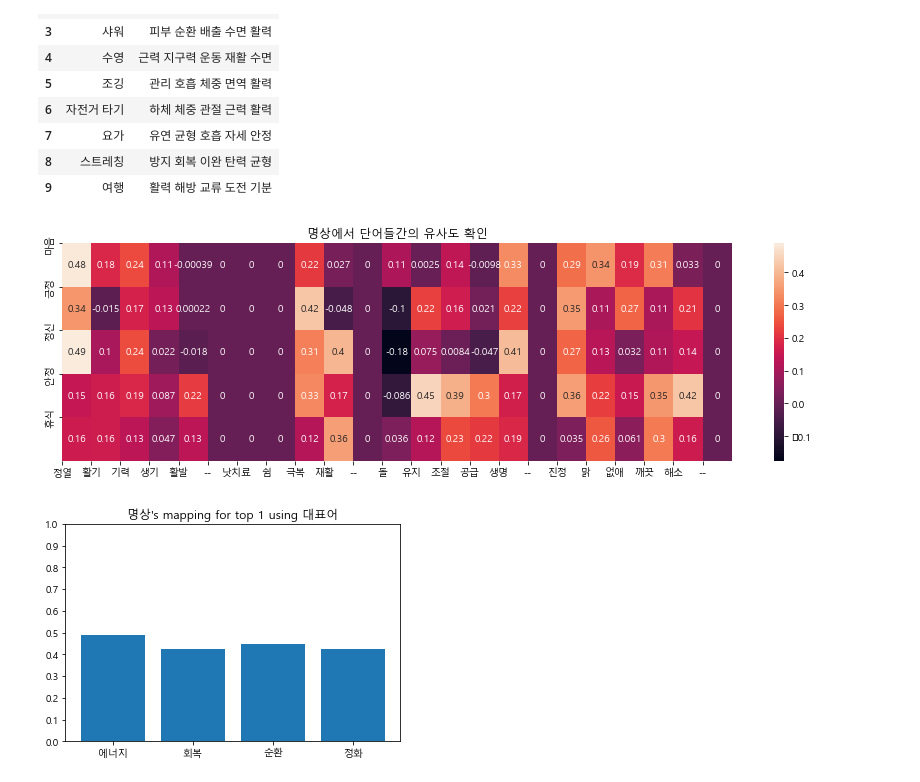
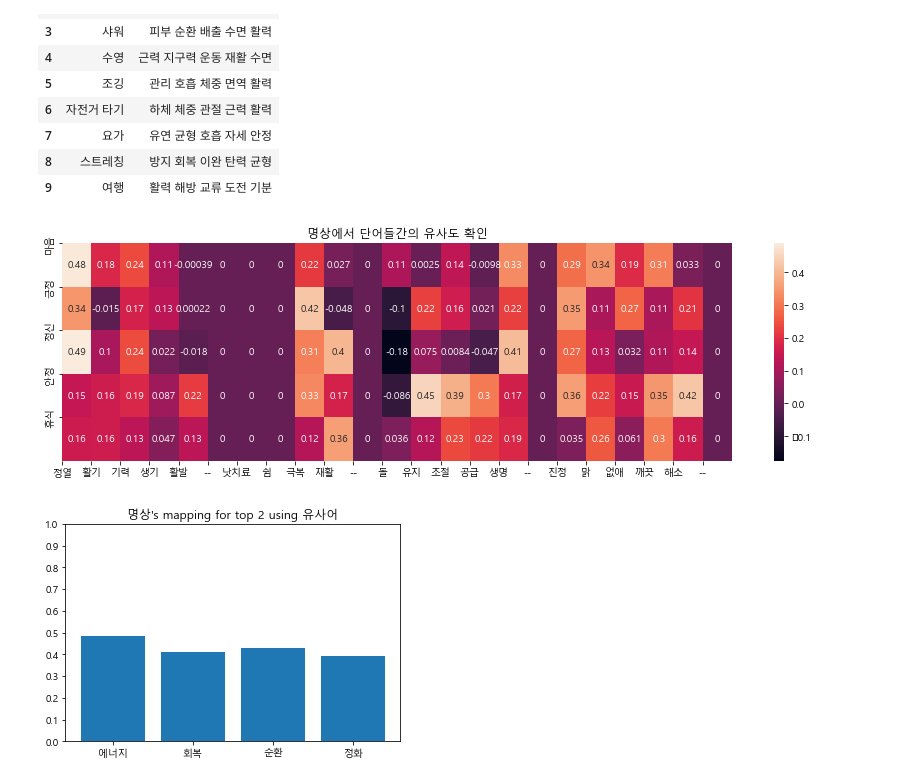
Before and after one commit to sigongjoa/emotion_thearpy, a Jupyter notebook: notebooks/check_action_data.ipynb, the cells around one changed output. Saved outputs shown, nothing was run; the diff lists cells and outputs as text; code cells hidden in the pictures.

```diff
--- a/notebooks/check_action_data.ipynb
+++ b/notebooks/check_action_data.ipynb
@@ -134,7 +134,7 @@ class check_data():
 
             plt.figure()
             plt.bar(np.arange(len(result)),result)
-            plt.title(f'{word}\'s mapping for top {top} using 대표어')
+            plt.title(f'{word}\'s mapping for top {top} using 유사어')
             plt.xticks(np.arange(len(effs_dims_name)), effs_dims_name)
             plt.yticks(np.arange(0,1.1,0.1))
             plt.show()
@@ -195,15 +195,15 @@ data
 | 8 | 스트레칭 | 방지 회복 이완 탄력 균형 |
 | 9 | 여행 | 활력 해방 교류 도전 기분 |
 # %%
-# 수치화의 정확하게 되었느지 확인하기 위해 heatmap으로 각 단어와 차원 유사어들 사이의 wiki 유사도로 확인
+# 수치화의 정확하게 되었느지 확인하기 위해 heatmap으로 각 행동 단어와 차원 유사어들 사이의 유사도로 확인(wiki)
 # 위 heatmap을 바탕으로 수치화 테스트
 
 XYZ = check_data(data)
 for i in data.index[0:1]:
     XYZ.get_heatmap(i,(15,4))
-    XYZ.result(i,1,True)
+    XYZ.result(i,2,True)
 # %% [output]
 [figure]
-[figure, old version]
+[figure, new version]
 # %%
 # 행동 수치화(유사어 기반)
```
Also changed, not shown: parts of 3 cells of this notebook, 7 other files.
